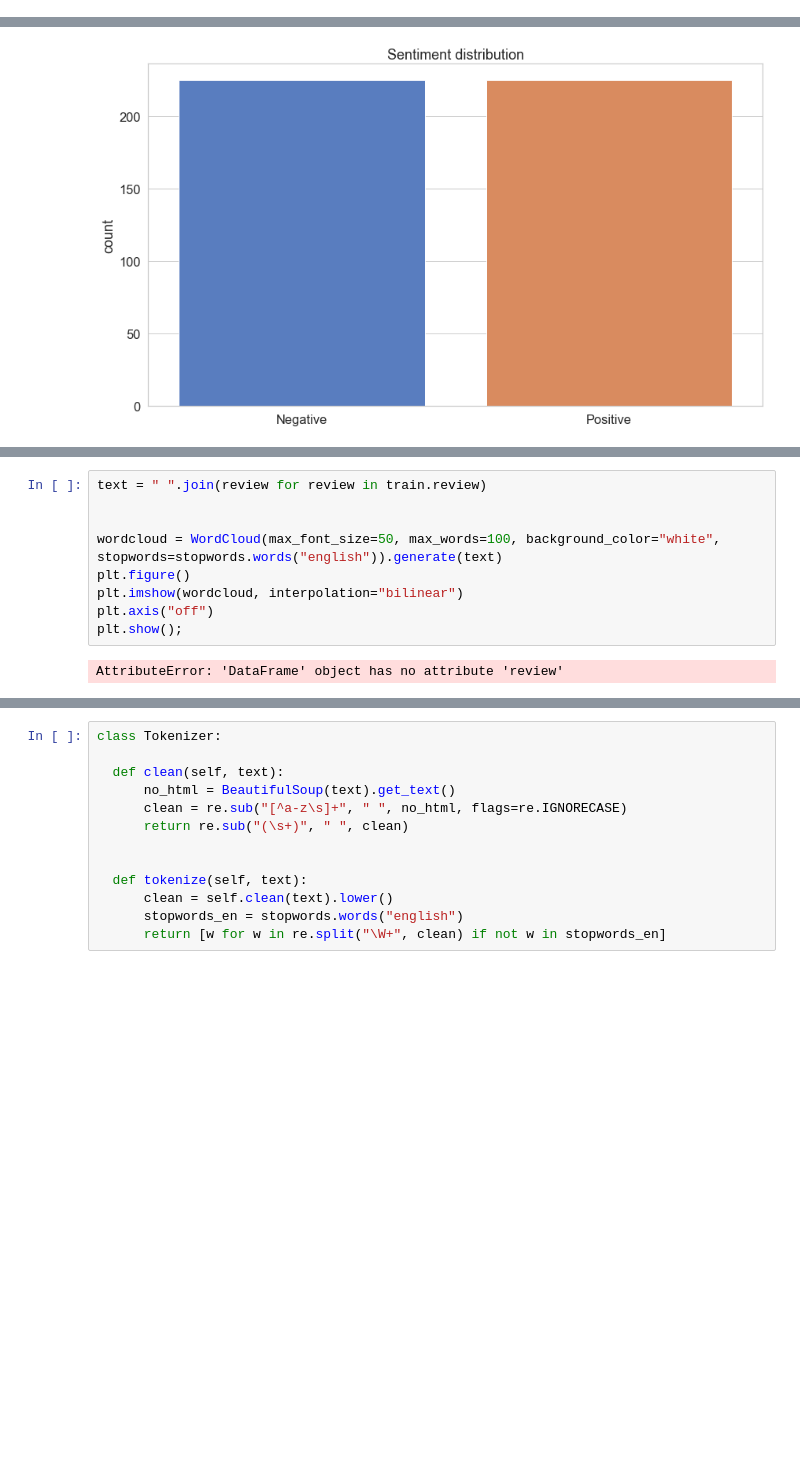
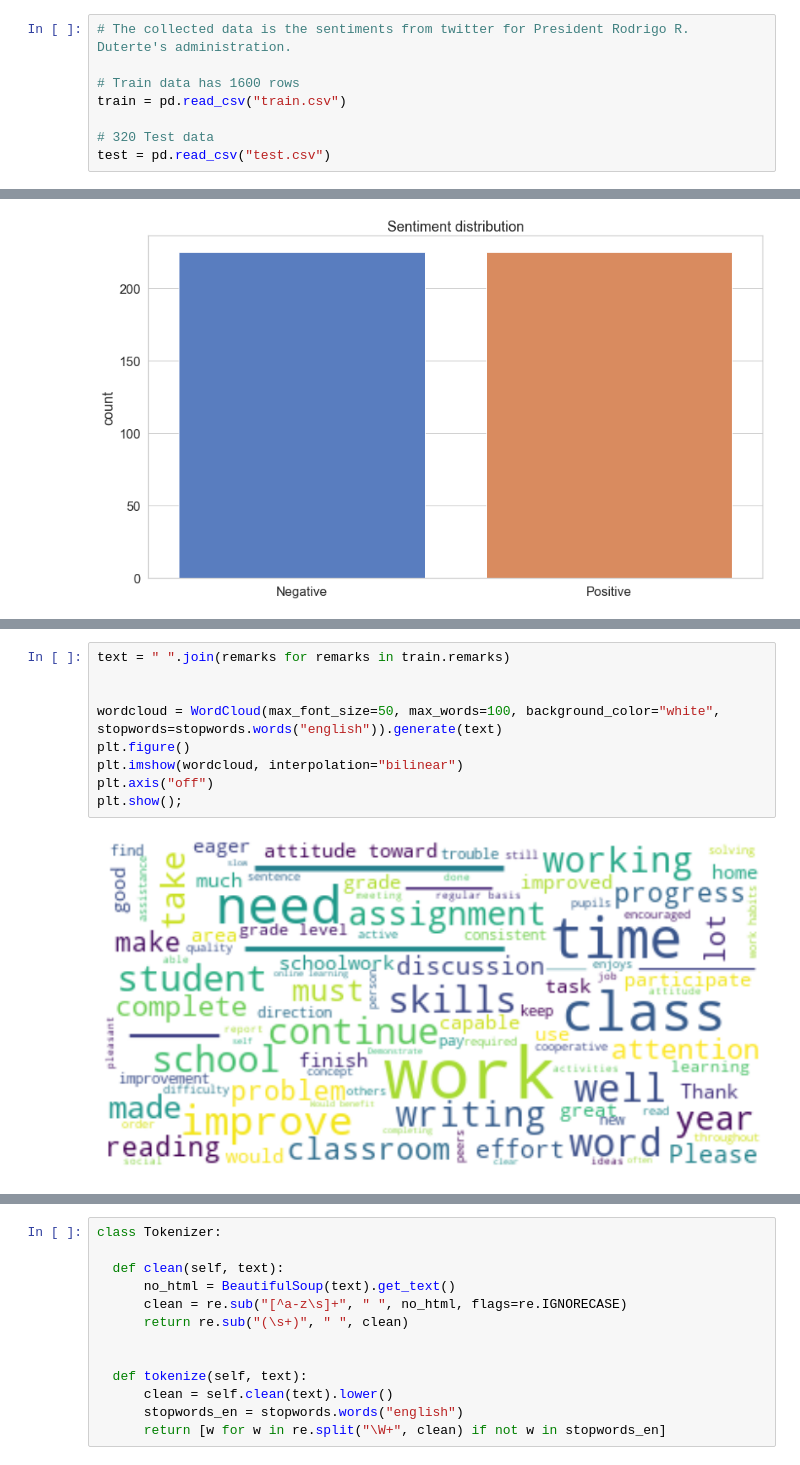
Before and after one commit to kimabz03/data_mining, a Jupyter notebook: sentiment01.ipynb, the cells around one changed output, grey strips where cells are left out. Cells and saved outputs as stored; diff of their text form; blank space fills up the shorter version.

```diff
--- a/sentiment01.ipynb
+++ b/sentiment01.ipynb
@@ -117,0 +115,8 @@ test = pd.read_csv("data/testData.tsv", delimiter="\t")
+# %%
+# The collected data is the sentiments from twitter for President Rodrigo R. Duterte's administration.
+
+# Train data has 1600 rows
+train = pd.read_csv("train.csv")
+
+# 320 Test data
+test = pd.read_csv("test.csv")
@@ -146,11 +155,11 @@ Note: you may need to restart the kernel to use updated packages.
 # %%
-text = " ".join(review for review in train.review)
+text = " ".join(remarks for remarks in train.remarks)
 
 
 wordcloud = WordCloud(max_font_size=50, max_words=100, background_color="white", stopwords=stopwords.words("english")).generate(text)
 plt.figure()
 plt.imshow(wordcloud, interpolation="bilinear")
 plt.axis("off")
 plt.show();
 # %% [output]
-AttributeError: 'DataFrame' object has no attribute 'review'
+[figure, added]
```
Also changed, not shown: parts of 26 cells of this notebook.
